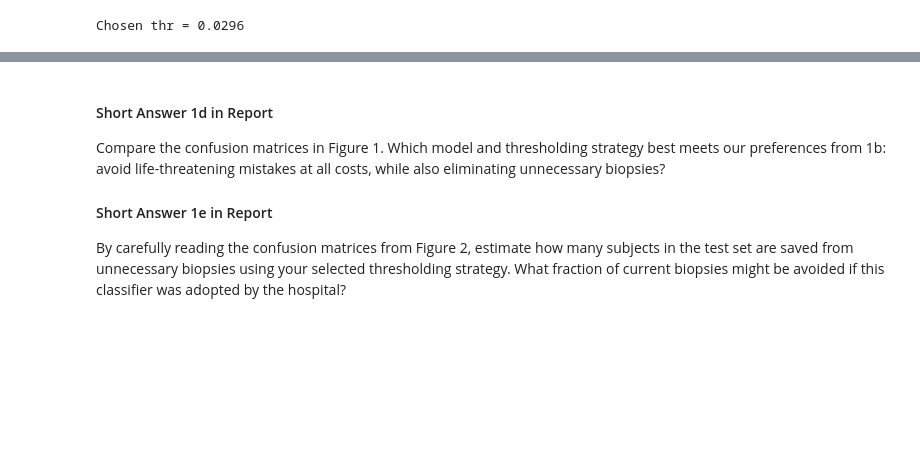
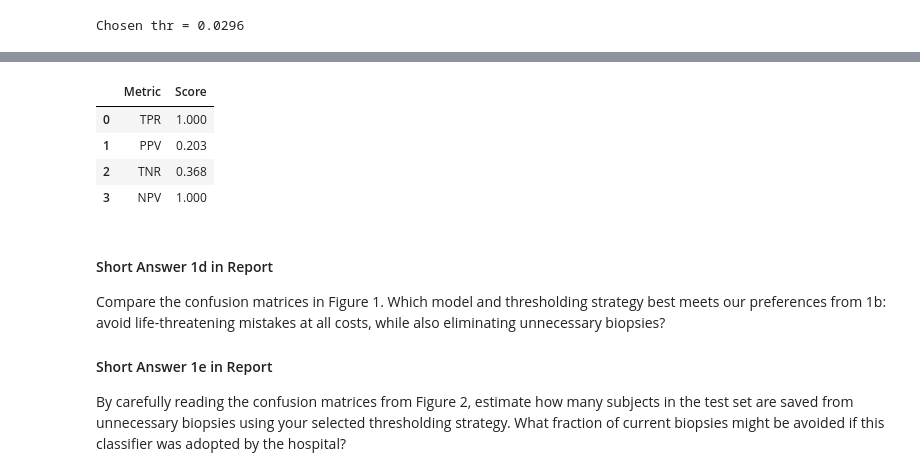
Before and after one commit to kamibrumi/comp135-intro-to-ml, a Jupyter notebook: hw2/hw2_notebook.ipynb, the cells around one changed output, grey strips where cells are left out. Saved outputs shown, nothing was run; the diff lists cells and outputs as text; code cells hidden in the pictures; blank space fills up the shorter version.

Commit message:
added the metrics figure 2 of hw2

```diff
--- a/hw2/hw2_notebook.ipynb
+++ b/hw2/hw2_notebook.ipynb
@@ -626,3 +632,20 @@ calc_confusion_matrix_for_probas_and_threshold(y_te_N, bestlrF3_yproba1_te_N, be
+# %%
+#print(bestlrF3_yproba1_te_N)
+bestlrF3_yhat_te_N_col3 = [1 if  prob >=best_thr else 0 for prob in bestlrF3_yproba1_te_N]
+#print(bestlrF3_yhat_te_N_col2)
+col3_TPR = np.around(calc_TPR(y_te_N, bestlrF3_yhat_te_N_col3), 3)
+col3_PPV = np.around(calc_PPV(y_te_N, bestlrF3_yhat_te_N_col3), 3)
+col3_TNR = np.around(calc_TNR(y_te_N, bestlrF3_yhat_te_N_col3), 3)
+col3_NPV = np.around(calc_NPV(y_te_N, bestlrF3_yhat_te_N_col3), 3)
+
+metrics_df3 = pd.DataFrame(data=[['TPR', col3_TPR], ['PPV', col3_PPV], ['TNR', col3_TNR], ['NPV', col3_NPV]], columns=['Metric', 'Score'])
+metrics_df3
+# %% [output]
+|  | Metric | Score |
+| 0 | TPR | 1.000 |
+| 1 | PPV | 0.203 |
+| 2 | TNR | 0.368 |
+| 3 | NPV | 1.000 |
 # %% [markdown]
 #### Short Answer 1d in Report
 
```
Also changed, not shown: parts of 1 cell of this notebook, 1 other file.
